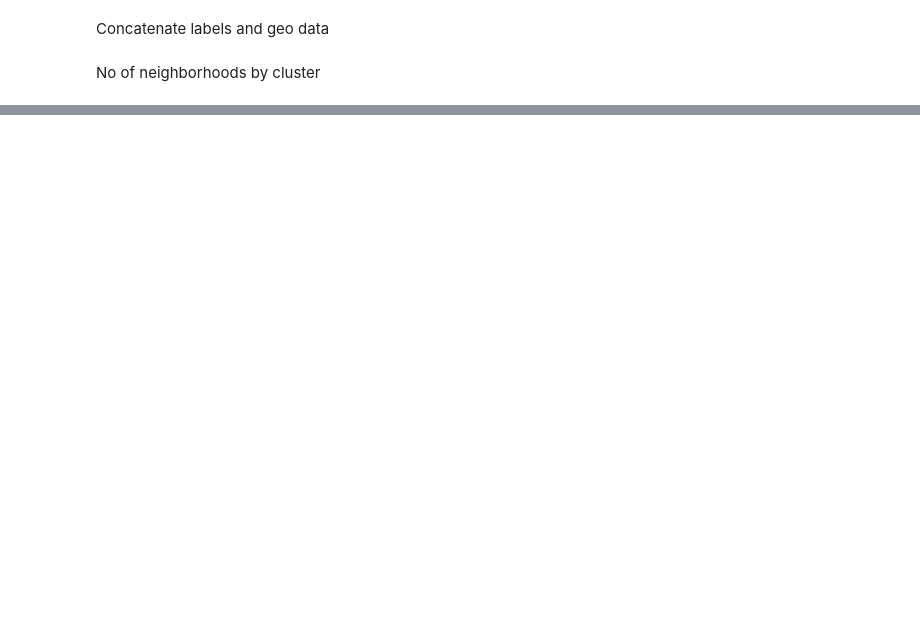
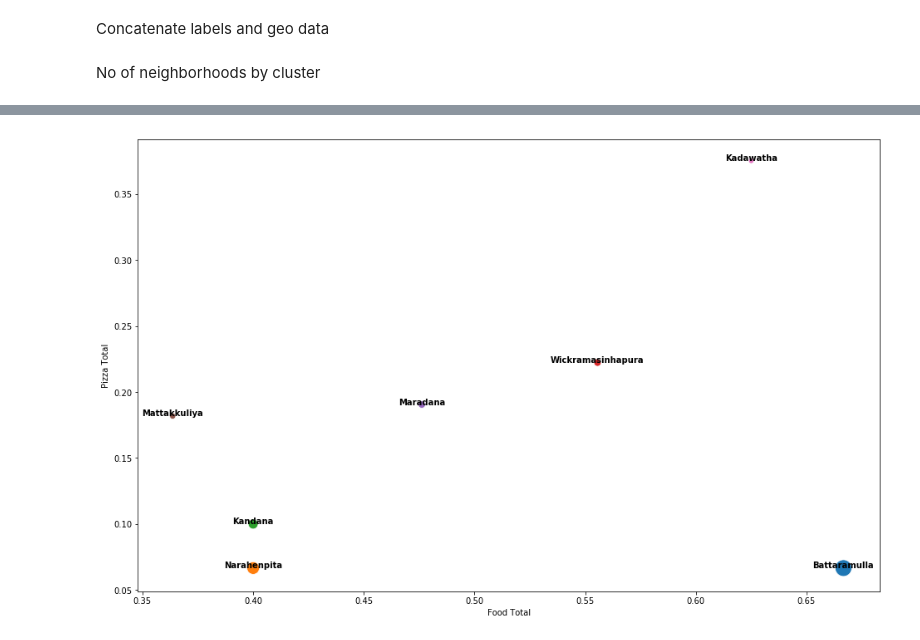
Before and after one commit to rayanthas/Applied-Data-Science-Capstone-Project, a Jupyter notebook: Data Science Capstone Project Notebook.ipynb, the cells around one changed output, grey strips where cells are left out. Saved outputs shown, nothing was run; the diff lists cells and outputs as text; code cells hidden in the pictures; blank space fills up the shorter version.

```diff
--- a/Data Science Capstone Project Notebook.ipynb
+++ b/Data Science Capstone Project Notebook.ipynb
@@ -384,0 +780,4 @@ Name: Cluster Labels, dtype: int64
+# %%
+cluster4['Food Total']=cluster4[food_var].sum(axis=1)
+cluster4['Pizza Total']=cluster4[pizza_var].sum(axis=1)
+cluster4['Food Pizza Ratio']=cluster4['Food Total']/cluster4['Pizza Total']
@@ -384,0 +803,5 @@ Name: Cluster Labels, dtype: int64
+# %%
+pizza4=(cluster4[['Neighborhood','Food Total','Pizza Total','Food Pizza Ratio']].sort_values('Food Pizza Ratio',ascending=False)
+                                                                         .replace(np.inf,np.nan)
+                                                                         .dropna())
+pizza4.head()
@@ -384,0 +815,11 @@ Name: Cluster Labels, dtype: int64
+# %%
+plt.figure(figsize=(16,10))
+ax=sns.scatterplot(data=pizza4,x='Food Total',y='Pizza Total',hue='Neighborhood',size='Food Pizza Ratio',sizes=(40,400))
+# Put the legend out of the figure
+#plt.legend(bbox_to_anchor=(1.05, 1), loc=2, borderaxespad=0.)
+ax.legend().remove()
+
+for line in range(0,pizza4.shape[0]):
+     ax.text(pizza4['Food Total'].iloc[line], pizza4['Pizza Total'].iloc[line], pizza4.Neighborhood.iloc[line], horizontalalignment='center', size='medium', color='black', weight='semibold')
+# %% [output]
+[figure, added]
```
Also changed, not shown: parts of 48 cells of this notebook.
